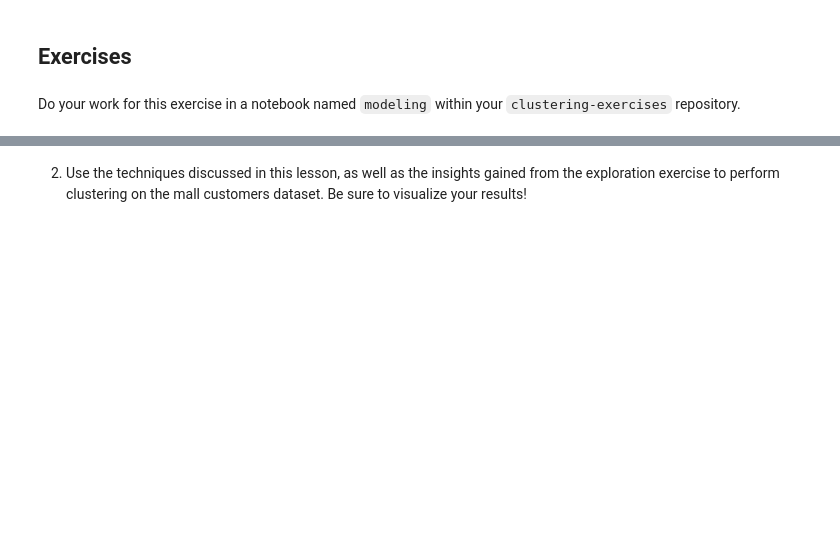
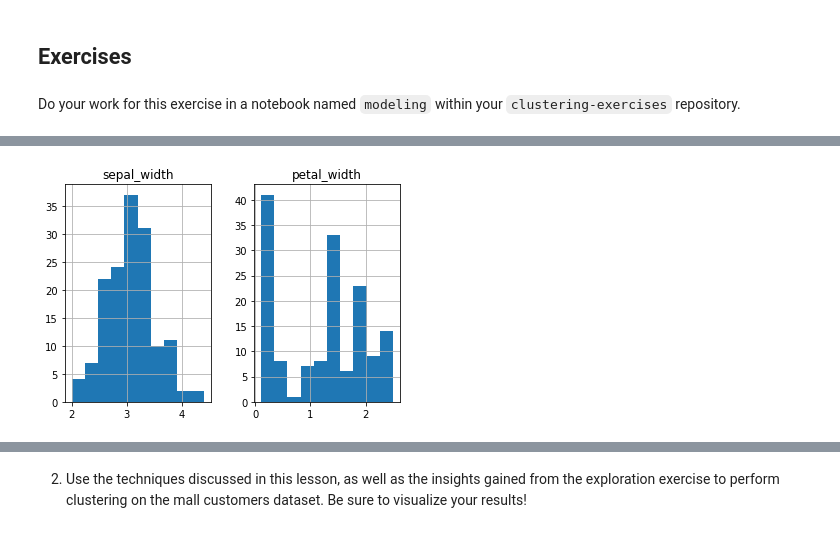
Before and after one commit to Jared-Godar/clustering-exercises, a Jupyter notebook: modeling.ipynb, the cells around one changed output, grey strips where cells are left out. Saved outputs shown, nothing was run; the diff lists cells and outputs as text; code cells hidden in the pictures; blank space fills up the shorter version.

```diff
--- a/modeling.ipynb
+++ b/modeling.ipynb
@@ -18,0 +34,6 @@ Using this lesson as a guide, perform clustering on the iris dataset.
+# %%
+from pydataset import data
+
+# import data
+iris = data('iris')
+iris.head()
@@ -18,0 +48,6 @@ Using this lesson as a guide, perform clustering on the iris dataset.
+# %%
+
+iris.columns = ['sepal_length', 'sepal_width', 'petal_length', 'petal_width',
+       'species']
+
+iris.head()
@@ -18,0 +62,5 @@ Using this lesson as a guide, perform clustering on the iris dataset.
+# %%
+# define independent variables for k-means
+
+X = iris[['sepal_width', 'petal_width']]
+X.head()
@@ -18,0 +75,6 @@ Using this lesson as a guide, perform clustering on the iris dataset.
+# %%
+# look at distribution of sepal length and petal_length
+
+X.hist();
+# %% [output]
+[figure, added]
```
Also changed, not shown: parts of 56 cells of this notebook.
